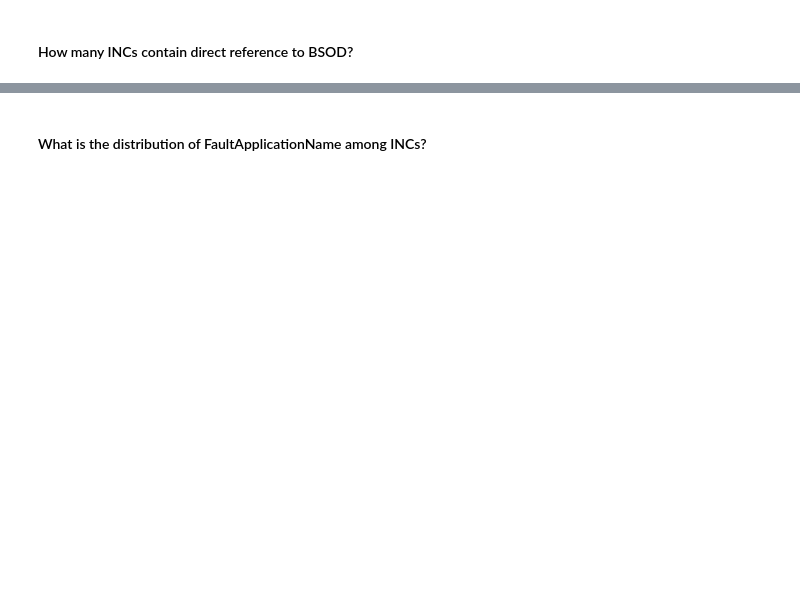
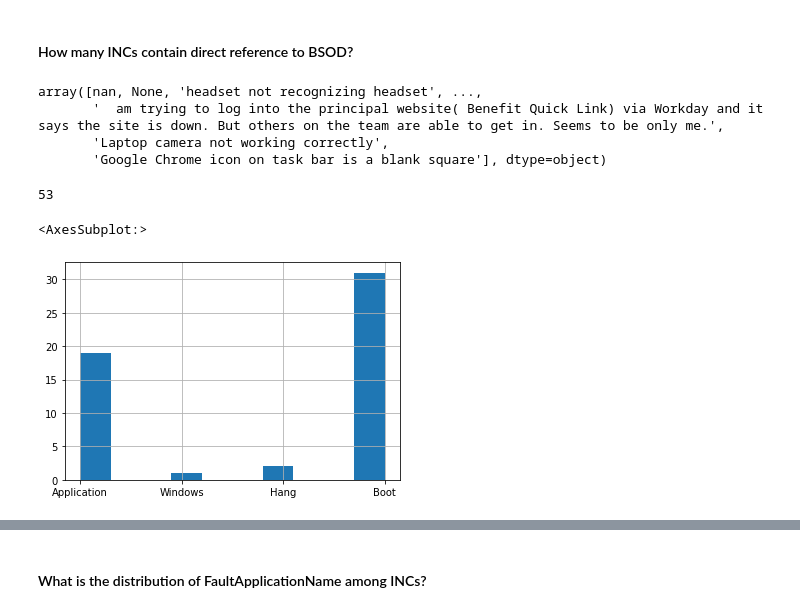
Before and after one commit to redgerly-umich/capstone_ff, a Jupyter notebook: DataCleaning/combine_4_error_types.ipynb, the cells around one changed output, grey strips where cells are left out. Drawn from its saved outputs; the diff is of its cells as text; code cells hidden in the pictures; blank space fills up the shorter version.

```diff
--- a/DataCleaning/combine_4_error_types.ipynb
+++ b/DataCleaning/combine_4_error_types.ipynb
@@ -347,3 +397,4 @@ common_columns
 # %%
-df_boot['BootID'] = df_boot['BootID'].dt.strftime('%Y-%m-%d')
+# Needs to be a str to join later w/ 'opened_at_formatted'.
+df_boot['BootID_formatted'] = df_boot['BootID'].dt.strftime('%Y-%m-%d')
 # %%
@@ -365,3 +406,2 @@ machines_events['TimeCreatedSystemTimeFormatted'] = machines_events['TimeCreated
 # %%
-# incs_merged = machines_merged.merge(incs, left_on='Name0', right_on='configuration_item')
-incs_merged = machines_events.merge(incs, left_on=['Name0', 'TimeCreatedSystemTimeFormatted'], right_on=['configuration_item', 'opened_at_formatted'], how='left')
+incs_boot = machines_boot.merge(incs, left_on=['Name0', 'BootID_formatted'], right_on=['configuration_item', 'opened_at_formatted'], how='left')
@@ -410,2 +407,0 @@ incs_merged[incs_merged['number'] == 'INC0515837'][[
-# %%
-incs_boot = machines_boot.merge(incs, left_on=['Name0', 'BootID'], right_on=['configuration_item', 'opened_at_formatted'], how='left')
@@ -430,3 +447,6 @@ df.reset_index(inplace=True)
 # %%
 # Dropping columns with nothing in them.
 df.dropna(axis=1, how='all', inplace=True)
+# %%
+# Drop all data for May 20th, 2023.
+df = df[df['RWB_EFFECTIVE_DATE'] != '2023-05-20']
@@ -443,6 +485,22 @@ df[df['error_type'] == 'Boot']
 # %% [markdown]
 
 #### How many INCs contain direct reference to BSOD?
+# %%
+df['short_description_NER'].unique()
+# %% [output]
+array([nan, None, 'headset not recognizing headset', ...,
+       '  am trying to log into the principal website( Benefit Quick Link) via Workday and it says the site is down. But others on the team are able to get in. Seems to be only me.',
+       'Laptop camera not working correctly',
+       'Google Chrome icon on task bar is a blank square'], dtype=object)
 # %%
-len(df[df['short_description_NER'].str.contains("(?i)Blue Screen|BSOD|[Dd]eath")]['number'].unique())
+# How many short descriptions talk about BSODs?
+len(df.dropna(subset='short_description_NER')[df.dropna(subset='short_description_NER')['short_description_NER'].str.contains("(?i)Blue Screen|BSOD|[Dd]eath")]['number'].unique())
+# %% [output]
+53
+# %%
+# What is the frequency of each error type for BSOD tickets?
+df.dropna(subset='short_description_NER')[df.dropna(subset='short_description_NER')['short_description_NER'].str.contains("(?i)Blue Screen|BSOD|[Dd]eath")].drop_duplicates('number', keep='first')['error_type'].hist()
+# %% [output]
+<AxesSubplot:>
+[figure, added]
 # %%
```
Also changed, not shown: parts of 85 cells of this notebook.
